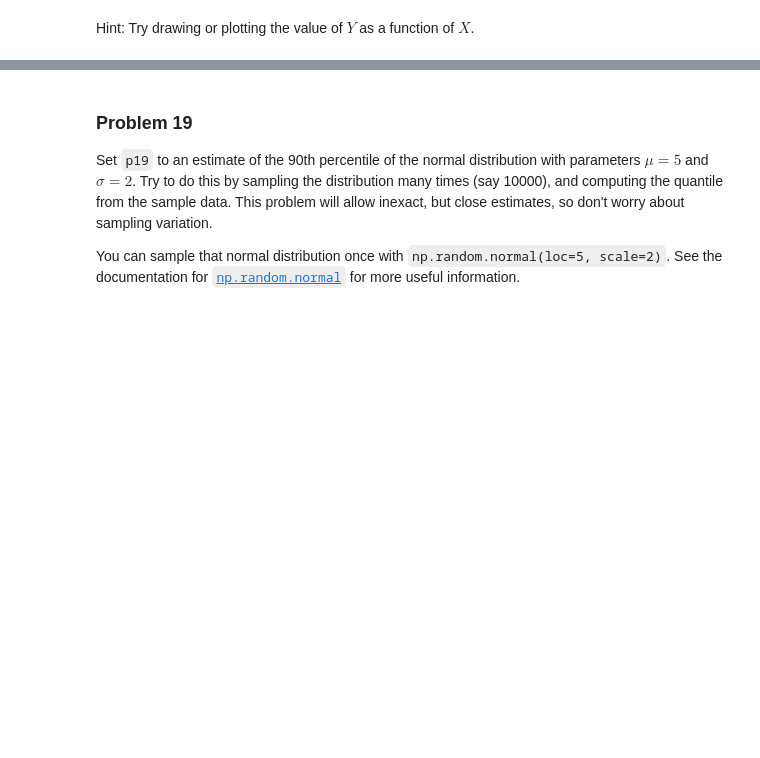
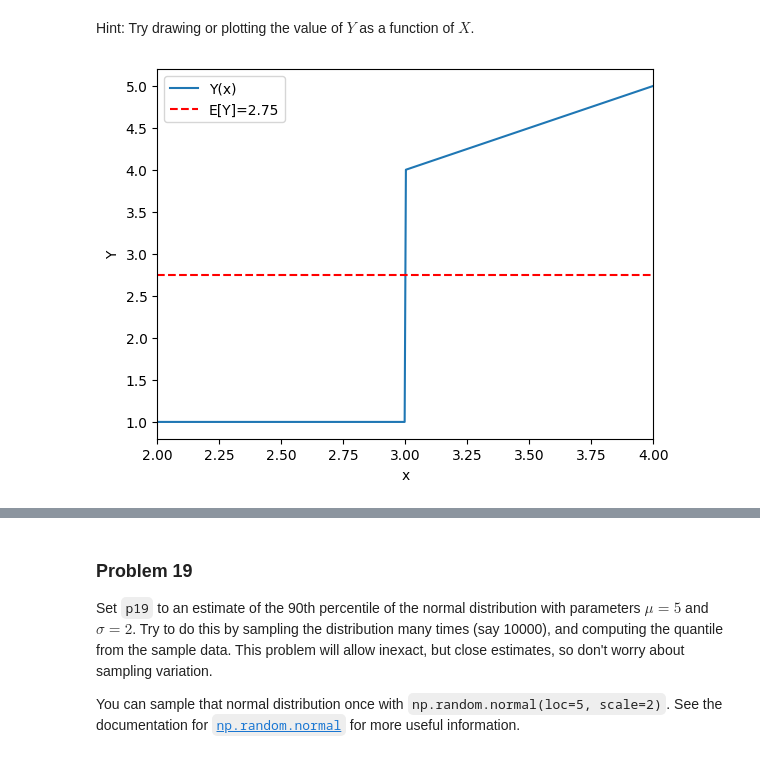
Before and after one commit to RevibeZ/dx601-homework-05, a Jupyter notebook: homework.ipynb, the cells around one changed output, grey strips where cells are left out. Cells and saved outputs as stored; diff of their text form; code cells hidden in the pictures; blank space fills up the shorter version.

```diff
--- a/homework.ipynb
+++ b/homework.ipynb
@@ -502,6 +546,18 @@ Suppose variable $X$ is uniformly distributed between 2 and 4, and $Y = X+1$ if
 Set `p18` to the average value of $Y$.
 # %% [markdown]
 Hint: Try drawing or plotting the value of $Y$ as a function of $X$.
+# %%
+# Plot Y(x) for Problem 18 and mark E[Y]
+xs = np.linspace(2, 4, 400)
+ys = [1 if x <= 3 else x + 1 for x in xs]
+plt.plot(xs, ys, label='Y(x)')
+plt.axhline(p18, color='red', linestyle='--', label=f'E[Y]={p18}')
+plt.xlim(2, 4)
+plt.xlabel('x')
+plt.ylabel('Y')
+plt.legend();
+# %% [output]
+[figure, added]
 # %%
 # YOUR CHANGES HERE
 
```
Also changed, not shown: parts of 28 cells of this notebook.
